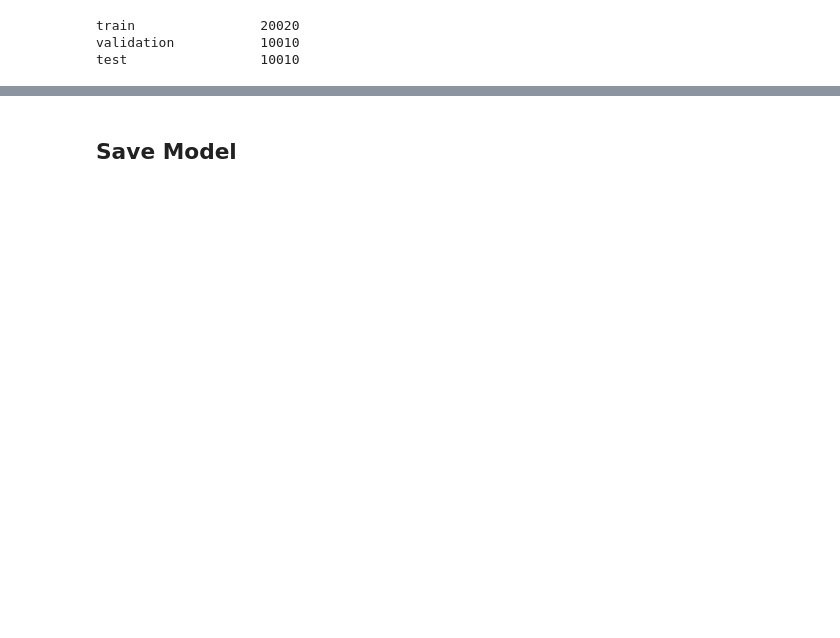
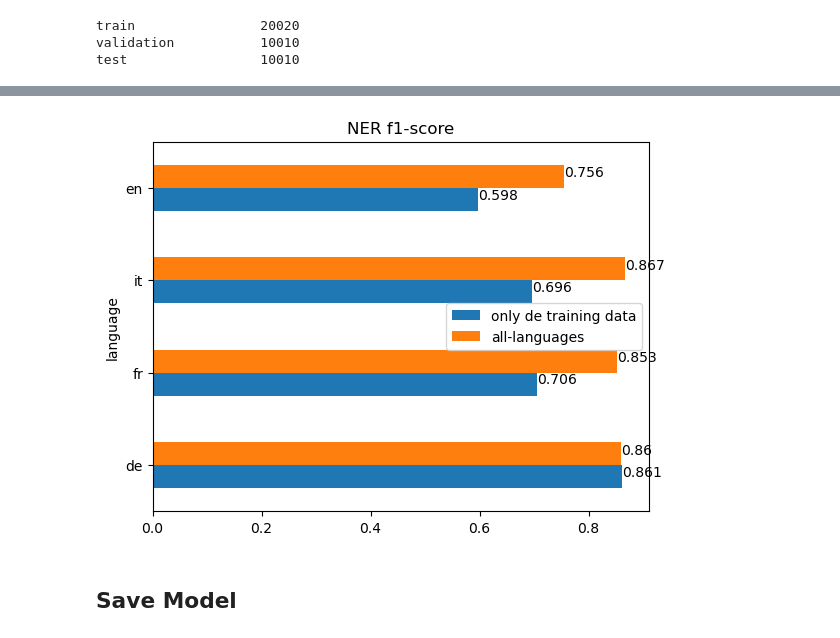
Before and after one commit to spayot/nlp_with_transformers, a Jupyter notebook: chp04_multilingual_ner/notebooks/chp04_MultiLingual_NER.ipynb, the cells around one changed output, grey strips where cells are left out. Saved outputs shown, nothing was run; the diff lists cells and outputs as text; code cells hidden in the pictures; blank space fills up the shorter version.

```diff
--- a/chp04_multilingual_ner/notebooks/nlpt_04_MultiLingual_NER.ipynb
+++ b/chp04_multilingual_ner/notebooks/chp04_MultiLingual_NER.ipynb
@@ -514,9 +549,7 @@ def concatenate_splits(corpora: list[datasets.DatasetDict]) -> datasets.DatasetD
 langs = ["de", "fr", "it", "en"]
 
 # initialize corpora
-corpora = [panx_de_encoded]
-
-corpora += [encode_panx_dataset(panx_ch[lang]) for lang in langs[1:]]
+corpora = [encode_panx_dataset(panx_ch[lang]) for lang in langs]
 
 corpora_encoded = concatenate_splits(corpora)
 # %% [output]
@@ -539,13 +573,13 @@ validation           10010
 test                 10010
 # %%
 training_args.logging_steps = len(corpora_encoded["train"]) // BATCH_SIZE
-training_args.output_dir = "xlm-roberta-base-finetuned-panx-all-ch"
+training_args.output_dir = "../models/xlm-roberta-base-finetuned-panx-all-ch"
 
 xtrainer = tfm.Trainer(
     model_init=model_init,
     args=training_args,
     data_collator=data_collator,
-    compute_metrics=compute_metrics,
+    compute_metrics=seqeval_converter.compute_metrics,
     train_dataset=corpora_encoded["train"],
     eval_dataset=corpora_encoded["validation"],
     tokenizer=xlmr_tokenizer,
@@ -569,3 +603,9 @@ defaultdict(<class 'dict'>, {'all': {'de': 0.8580619673796489, 'fr': 0.860100274
+# %%
+SCORE_IMAGE_PATH = "../images/f1_scores.jpg"
+
+ner.plot.plot_f1_scores(f1_scores, save_path=SCORE_IMAGE_PATH)
+# %% [output]
+[figure, added]
 # %% [markdown]
 ## Save Model
 # %%
```
Also changed, not shown: parts of 26 cells of this notebook, 7 other files.
